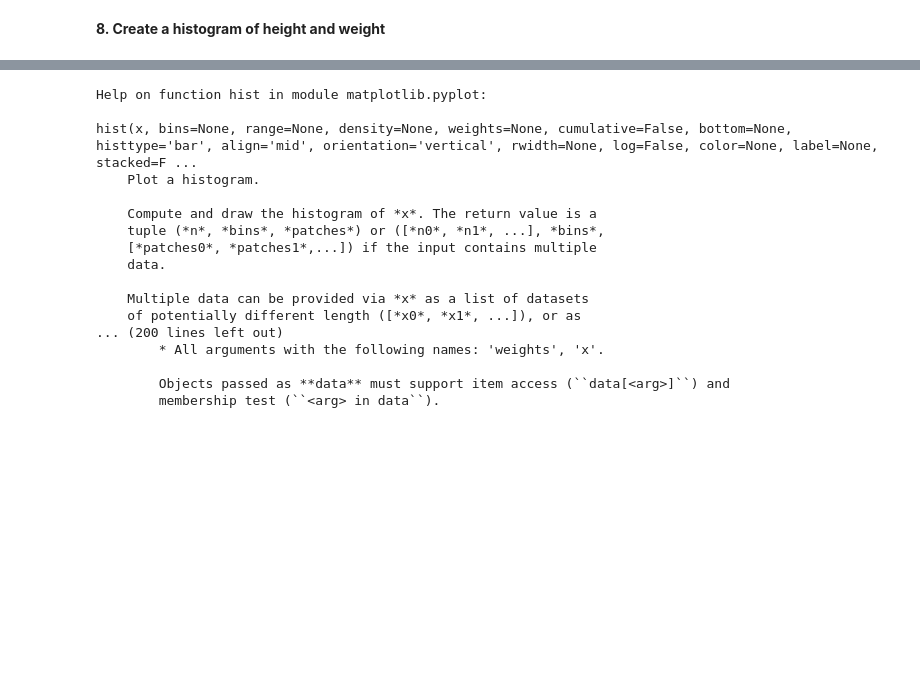
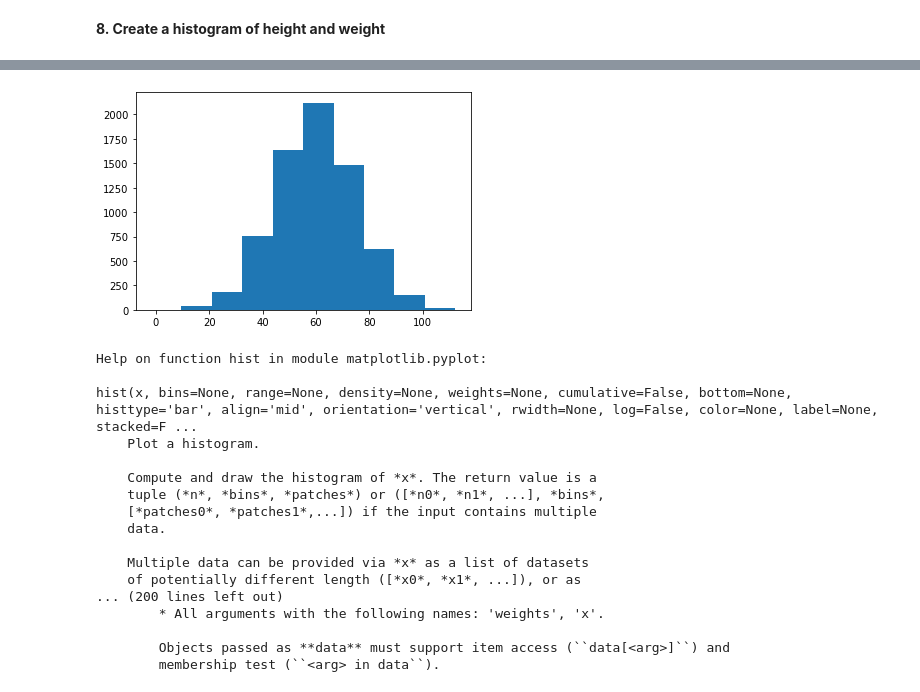
Before and after one commit to Zhouzhenjie09/IOD, a Jupyter notebook: 1_lab/Mob1_Lab/Lab 1.2.1 Numpy Lab.ipynb, the cells around one changed output, grey strips where cells are left out. Cells and saved outputs as stored; diff of their text form; code cells hidden in the pictures; blank space fills up the shorter version.

```diff
--- a/1_lab/Mob1_Lab/Lab 1.2.1 Numpy Lab.ipynb
+++ b/1_lab/Mob1_Lab/Lab 1.2.1 Numpy Lab.ipynb
@@ -217,3 +288,8 @@ population.sum() : 434229.74
+# %%
+plt.hist(weight)
+plt.show()
+# %% [output]
+[figure, added]
 # %%
 help(plt.hist)
 # %% [output]
```
Also changed, not shown: parts of 26 cells of this notebook.
